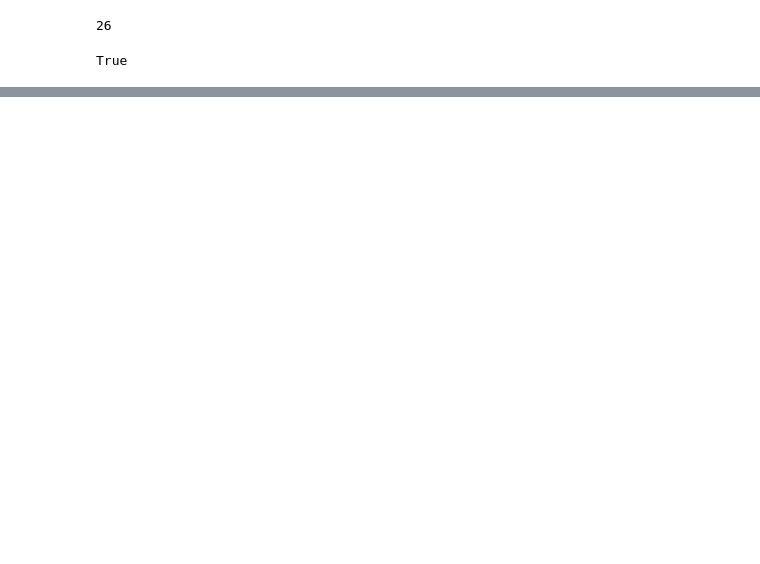
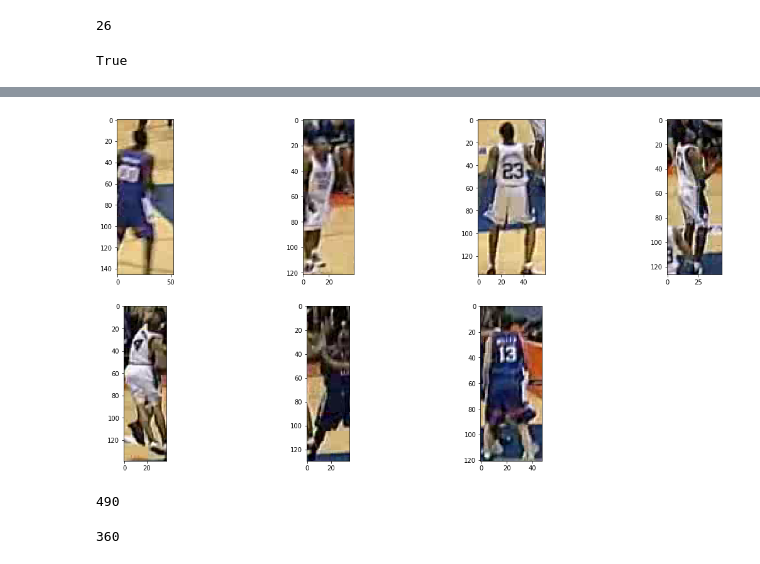
Before and after one commit to atakanguney/computer-vision-term-project, a Jupyter notebook: code/TermProject.ipynb, the cells around one changed output, grey strips where cells are left out. Cells and saved outputs as stored; diff of their text form; code cells hidden in the pictures; blank space fills up the shorter version.

```diff
--- a/code/TermProject.ipynb
+++ b/code/TermProject.ipynb
@@ -258,0 +402,10 @@ cv2.destroyAllWindows()
+# %%
+im = cv2.cvtColor(frame_, cv2.COLOR_BGR2RGB)
+l = np.int(np.ceil(n_boxes/2))
+fig = plt.figure(figsize=(20, 10))
+for i in range(n_boxes):
+
+    ax = fig.add_subplot(2, l, i+1)
+    ax.imshow(im[int(ys[i]):int(ys[i] + heights[i]), int(xs[i]):int(xs[i] + widths[i])])
+# %% [output]
+[figure, added]
@@ -258,0 +418,8 @@ cv2.destroyAllWindows()
+# %%
+width
+# %% [output]
+490
+# %%
+height
+# %% [output]
+360
```
Also changed, not shown: parts of 72 cells of this notebook, 4 other files.
